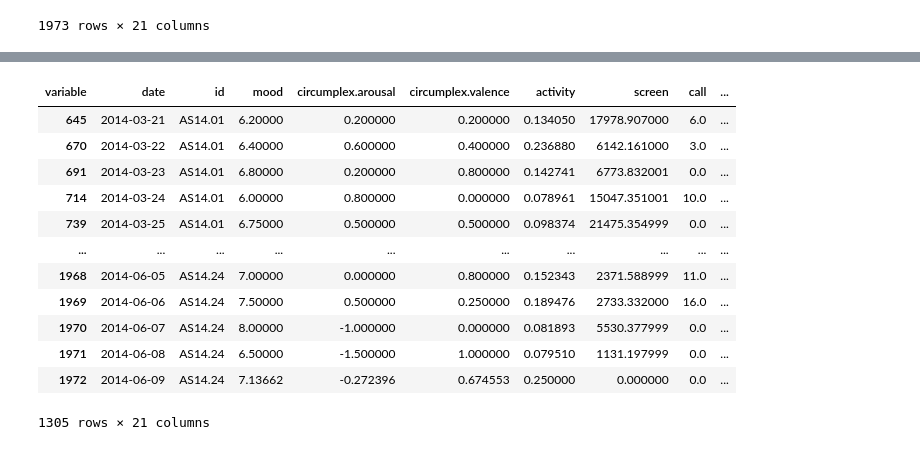
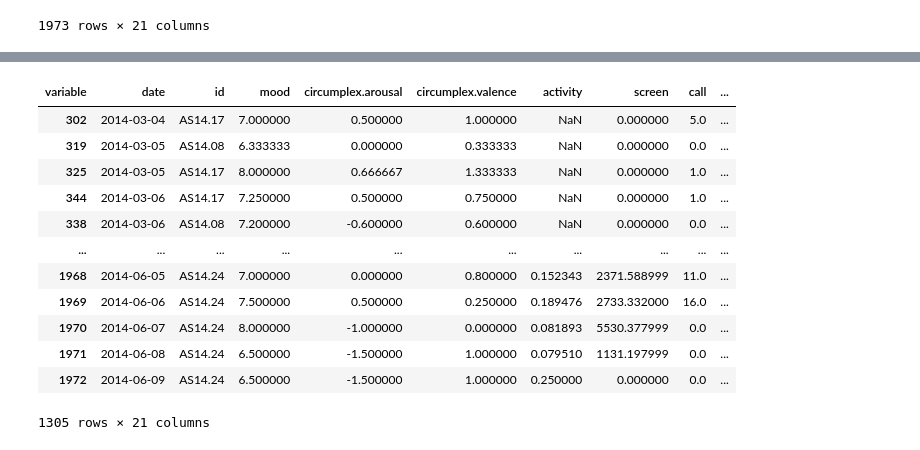
Before and after one commit to QST23/course_dmt, a Jupyter notebook: ass1/Data_cleaning_final.ipynb, the cells around one changed output, grey strips where cells are left out. Cells and saved outputs as stored; diff of their text form; code cells hidden in the pictures.

```diff
--- a/ass1/Data_cleaning_final.ipynb
+++ b/ass1/Data_cleaning_final.ipynb
@@ -260,9 +222,9 @@ def mean_between(column_name, dataframe):
     # sort the dataframe by id
     dataframe = dataframe.sort_values(by='date')
 
-    # get the previous and next values
-    dataframe['prev_value'] = dataframe.groupby('id')[column_name].shift(1)
-    dataframe['next_value'] = dataframe.groupby('id')[column_name].shift(-1)
+    # get the previous and next NaN values
+    dataframe['prev_value'] = dataframe.groupby('id')[column_name].apply(lambda x: x.shift(1).bfill())
+    dataframe['next_value'] = dataframe.groupby('id')[column_name].apply(lambda x: x.shift(-1).ffill())
 
     # take the mean of previous and next values
     dataframe['mean_value'] = dataframe[['prev_value', 'next_value']].mean(axis=1)
@@ -271,13 +233,11 @@ def mean_between(column_name, dataframe):
         if pd.isna(row[column_name]):
             dataframe.loc[index, column_name] = row['mean_value']
 
-    dataframe.drop('mean_value', axis=1, inplace=True)
-    dataframe.drop('prev_value', axis=1, inplace=True)
-    dataframe.drop('next_value', axis=1, inplace=True)
+    dataframe.drop(['mean_value', 'prev_value', 'next_value'], axis=1, inplace=True)
 
     return dataframe
 
 df = mean_between('mood', df)
-
-# dummy_df = df[df['id'] == 'AS14.33']
-# dummy_df
+df = mean_between('circumplex.arousal', df)
+df = mean_between('circumplex.valence', df)
+df = mean_between('activity', df)
@@ -325,41 +310,39 @@ dummy_df
 # %%
 def MA_on_missing_values(dataframe, column, n):
     '''
     Performs moving averages on a column for each distinct 'id' in the 'mood' column,
     and creates a new column where NaN values are substituted
     '''
     # Group by 'id' column
     groups = dataframe.groupby('id')
 
     # Perform moving averages for each group
     dataframe['MA'] = groups[column].ewm(span=n).mean().reset_index(0, drop=True)
 
     for index, row in dataframe.iterrows():
         if pd.isna(row[column]):
             dataframe.loc[index, column] = row['MA']
 
     dataframe.drop('MA', axis=1, inplace=True)
 
     return dataframe
 
-selected_df = MA_on_missing_values(df, 'mood', 10)
-selected_df = MA_on_missing_values(df, 'circumplex.arousal', 10)
-selected_df = MA_on_missing_values(df, 'circumplex.valence', 10)
-selected_df = MA_on_missing_values(df, 'activity', 10)
-
-selected_df
+df = MA_on_missing_values(df, 'mood', 10)
+df = MA_on_missing_values(df, 'circumplex.arousal', 10)
+df = MA_on_missing_values(df, 'circumplex.valence', 10)
+df = MA_on_missing_values(df, 'activity', 10)
 # %% [output]
 | variable | date | id | mood | circumplex.arousal | circumplex.valence | activity | screen | call | ... |
-| 645 | 2014-03-21 | AS14.01 | 6.20000 | 0.200000 | 0.200000 | 0.134050 | 17978.907000 | 6.0 | ... |
-| 670 | 2014-03-22 | AS14.01 | 6.40000 | 0.600000 | 0.400000 | 0.236880 | 6142.161000 | 3.0 | ... |
-| 691 | 2014-03-23 | AS14.01 | 6.80000 | 0.200000 | 0.800000 | 0.142741 | 6773.832001 | 0.0 | ... |
-| 714 | 2014-03-24 | AS14.01 | 6.00000 | 0.800000 | 0.000000 | 0.078961 | 15047.351001 | 10.0 | ... |
-| 739 | 2014-03-25 | AS14.01 | 6.75000 | 0.500000 | 0.500000 | 0.098374 | 21475.354999 | 0.0 | ... |
+| 302 | 2014-03-04 | AS14.17 | 7.000000 | 0.500000 | 1.000000 | NaN | 0.000000 | 5.0 | ... |
+| 319 | 2014-03-05 | AS14.08 | 6.333333 | 0.000000 | 0.333333 | NaN | 0.000000 | 0.0 | ... |
+| 325 | 2014-03-05 | AS14.17 | 8.000000 | 0.666667 | 1.333333 | NaN | 0.000000 | 1.0 | ... |
+| 344 | 2014-03-06 | AS14.17 | 7.250000 | 0.500000 | 0.750000 | NaN | 0.000000 | 1.0 | ... |
+| 338 | 2014-03-06 | AS14.08 | 7.200000 | -0.600000 | 0.600000 | NaN | 0.000000 | 0.0 | ... |
 | ... | ... | ... | ... | ... | ... | ... | ... | ... | ... |
-| 1968 | 2014-06-05 | AS14.24 | 7.00000 | 0.000000 | 0.800000 | 0.152343 | 2371.588999 | 11.0 | ... |
-| 1969 | 2014-06-06 | AS14.24 | 7.50000 | 0.500000 | 0.250000 | 0.189476 | 2733.332000 | 16.0 | ... |
-| 1970 | 2014-06-07 | AS14.24 | 8.00000 | -1.000000 | 0.000000 | 0.081893 | 5530.377999 | 0.0 | ... |
-| 1971 | 2014-06-08 | AS14.24 | 6.50000 | -1.500000 | 1.000000 | 0.079510 | 1131.197999 | 0.0 | ... |
-| 1972 | 2014-06-09 | AS14.24 | 7.13662 | -0.272396 | 0.674553 | 0.250000 | 0.000000 | 0.0 | ... |
+| 1968 | 2014-06-05 | AS14.24 | 7.000000 | 0.000000 | 0.800000 | 0.152343 | 2371.588999 | 11.0 | ... |
+| 1969 | 2014-06-06 | AS14.24 | 7.500000 | 0.500000 | 0.250000 | 0.189476 | 2733.332000 | 16.0 | ... |
+| 1970 | 2014-06-07 | AS14.24 | 8.000000 | -1.000000 | 0.000000 | 0.081893 | 5530.377999 | 0.0 | ... |
+| 1971 | 2014-06-08 | AS14.24 | 6.500000 | -1.500000 | 1.000000 | 0.079510 | 1131.197999 | 0.0 | ... |
+| 1972 | 2014-06-09 | AS14.24 | 6.500000 | -1.500000 | 1.000000 | 0.250000 | 0.000000 | 0.0 | ... |
 1305 rows × 21 columns
 # %%
```
Also changed, not shown: parts of 9 cells of this notebook, 3 other files.
